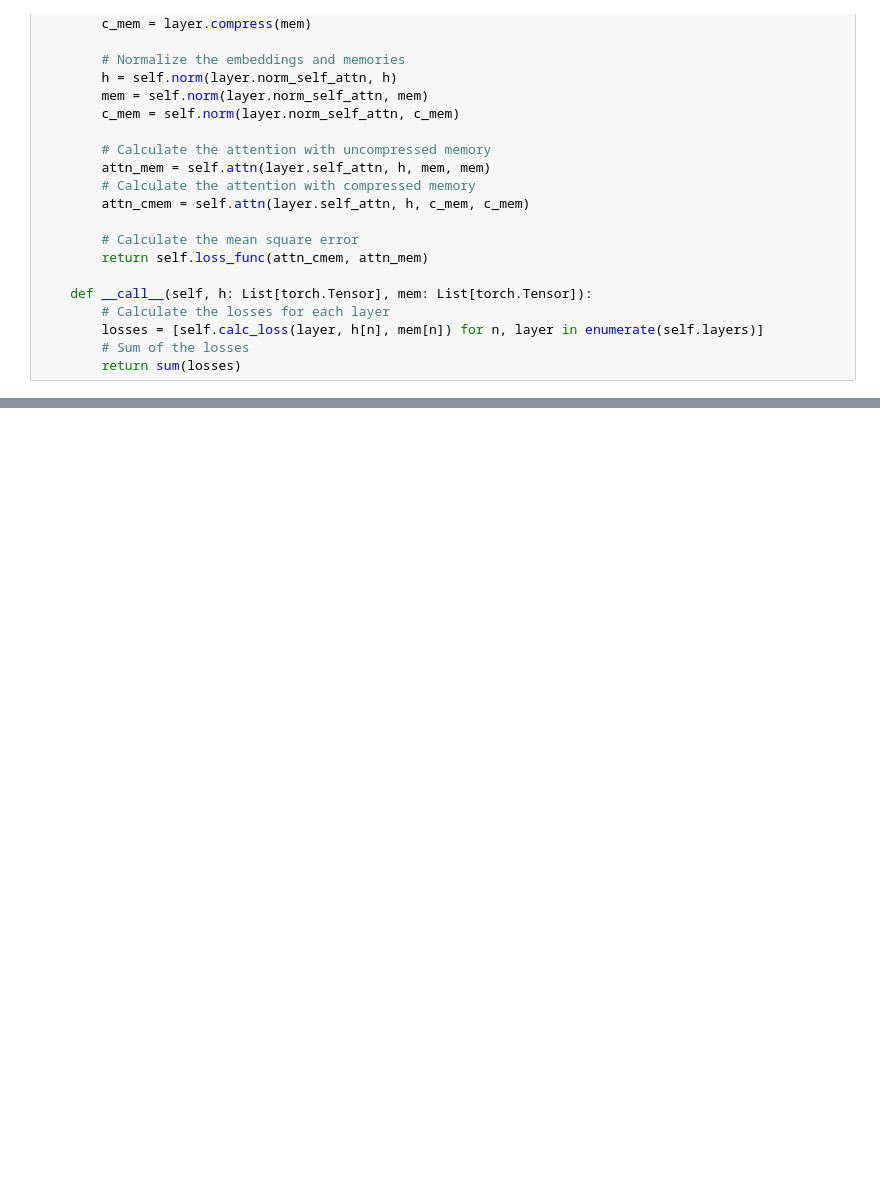
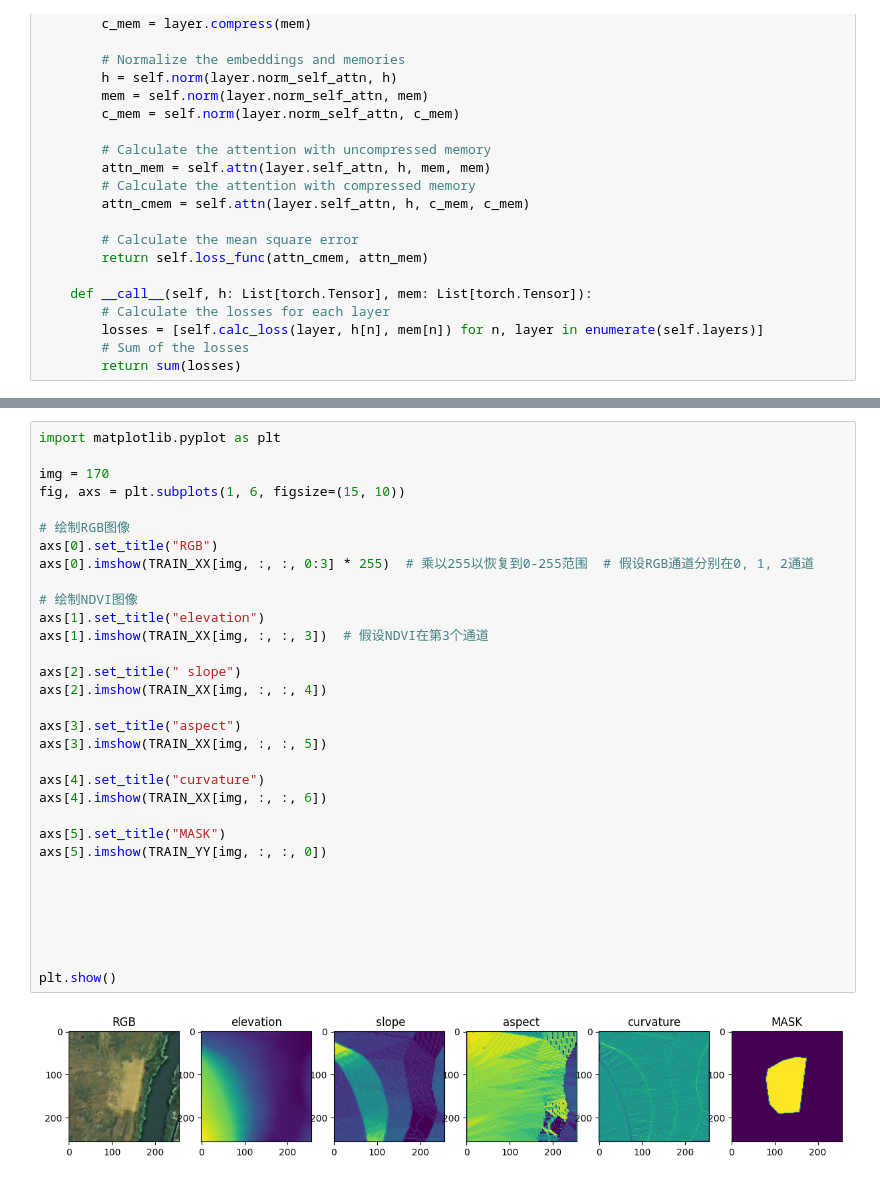
Before and after one commit to cdzzprog/npro, a Jupyter notebook: test.ipynb, the cells around one changed output, grey strips where cells are left out. Cells and saved outputs as stored; diff of their text form; blank space fills up the shorter version.

```diff
--- a/test.ipynb
+++ b/test.ipynb
@@ -1738,0 +2134,34 @@ class AttentionReconstructionLoss:
+# %%
+import matplotlib.pyplot as plt
+
+img = 170
+fig, axs = plt.subplots(1, 6, figsize=(15, 10))
+
+# 绘制RGB图像
+axs[0].set_title("RGB")
+axs[0].imshow(TRAIN_XX[img, :, :, 0:3] * 255)  # 乘以255以恢复到0-255范围  # 假设RGB通道分别在0, 1, 2通道
+
+# 绘制NDVI图像
+axs[1].set_title("elevation")
+axs[1].imshow(TRAIN_XX[img, :, :, 3])  # 假设NDVI在第3个通道
+
+axs[2].set_title(" slope")
+axs[2].imshow(TRAIN_XX[img, :, :, 4])
+
+axs[3].set_title("aspect")
+axs[3].imshow(TRAIN_XX[img, :, :, 5])
+
+axs[4].set_title("curvature")
+axs[4].imshow(TRAIN_XX[img, :, :, 6])
+
+axs[5].set_title("MASK")
+axs[5].imshow(TRAIN_YY[img, :, :, 0])
+
+
+
+
+
+
+plt.show()
+# %% [output]
+[figure, added]
```
Also changed, not shown: parts of 23 cells of this notebook, 4 other files.
